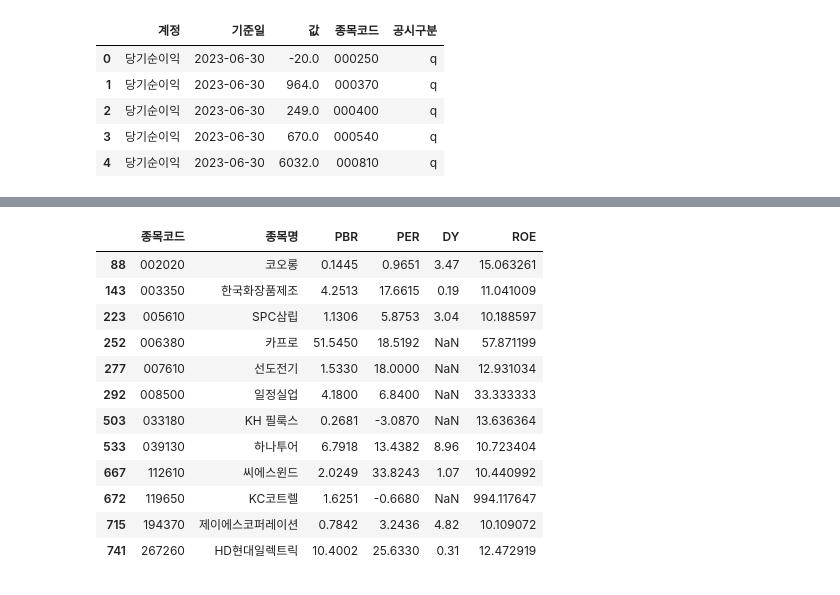
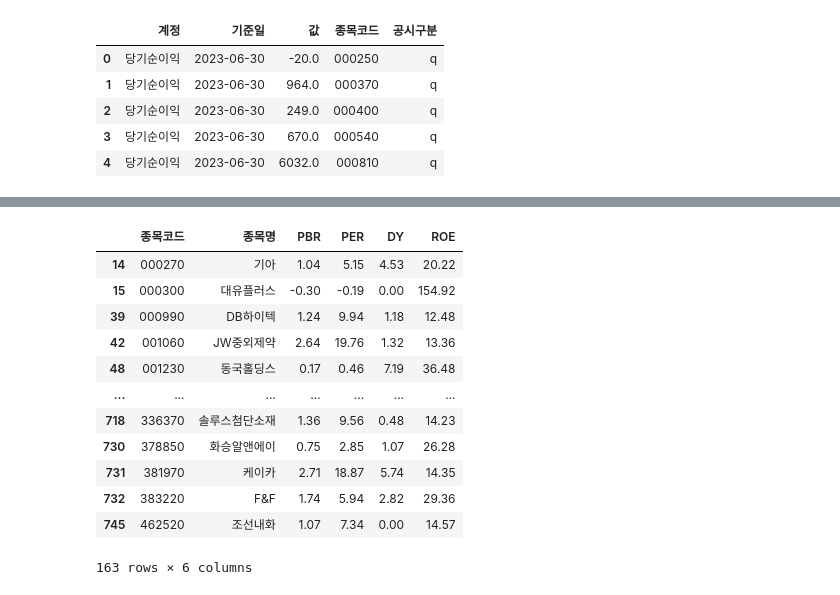
Before and after one commit to dev-doragi/DataProcessing, a Jupyter notebook: Report/241004_5주차_재무데이터가공.ipynb, the cells around one changed output, grey strips where cells are left out. Cells and saved outputs as stored; diff of their text form; code cells hidden in the pictures.

```diff
--- a/Report/241004_5주차_재무데이터가공.ipynb
+++ b/Report/241004_5주차_재무데이터가공.ipynb
@@ -411,0 +380,14 @@ outcome
+# %%
+fsq_list_clean = fsq_list_merge.copy()
+
+# 데이터 병합을 위해 fsq_list_pivot도 동일하게 처리
+fsq_list_pivot = fsq_list_clean.pivot_table(index=['종목코드', '기준일'], columns='계정', values='ttm').reset_index()
+
+# 최신 기준일 찾기
+latest_date = fsq_list_pivot['기준일'].max()
+
+# 최신 기준일의 데이터만 필터링
+latest_data = fsq_list_pivot[fsq_list_pivot['기준일'] == latest_date]
+
+# 결과 출력
+latest_data
@@ -411,0 +414,23 @@ outcome
+# %%
+# fsq_list_merge에서 필요한 지표를 필터링
+metrics_df = fsq_list_merge[fsq_list_merge['지표'].isin(['PBR', 'PER'])]
+
+# 지표를 열로 전환하여 피벗 테이블 생성
+pivoted_metrics = metrics_df.pivot_table(index='종목코드', columns='지표', values='value')
+
+# latest_data와 병합하여 ROE 및 기타 재무 값 가져오기
+merged_data = pd.merge(latest_data, pivoted_metrics, on='종목코드', how='left')
+
+# PBR과 PER 소수점 두 자리까지 반올림
+merged_data['PBR'] = merged_data['PBR'].round(2)
+merged_data['PER'] = merged_data['PER'].round(2)
+
+merged_data = pd.merge(merged_data, kospi_ticker_list[['종목코드', '종목명', '종가', '주당배당금']], on='종목코드', how='left')
+
+# DY 계산
+merged_data['DY'] = ((merged_data['주당배당금'] / merged_data['종가']) * 100).round(2)
+
+# ROE 계산
+merged_data['ROE'] = ((merged_data['당기순이익'] / merged_data['자본']) * 100).round(2)
+
+merged_data[['기준일', '종목코드', '종목명', 'PBR', 'PER', 'DY', 'ROE']]
@@ -411,0 +451,6 @@ outcome
+# %%
+# 최종 데이터프레임 구성
+final_data = merged_data[['종목코드', '종목명', 'PBR', 'PER', 'DY', 'ROE']]
+
+# 결과 출력
+final_data
@@ -463,19 +524,19 @@ dy_filtered
 # %%
-roe_filtered = outcome[outcome['ROE'] >= 10]
+roe_filtered = final_data[final_data['ROE'] >= 10]
 roe_filtered
 # %% [output]
 |  | 종목코드 | 종목명 | PBR | PER | DY | ROE |
-| 88 | 002020 | 코오롱 | 0.1445 | 0.9651 | 3.47 | 15.063261 |
-| 143 | 003350 | 한국화장품제조 | 4.2513 | 17.6615 | 0.19 | 11.041009 |
-| 223 | 005610 | SPC삼립 | 1.1306 | 5.8753 | 3.04 | 10.188597 |
-| 252 | 006380 | 카프로 | 51.5450 | 18.5192 | NaN | 57.871199 |
-| 277 | 007610 | 선도전기 | 1.5330 | 18.0000 | NaN | 12.931034 |
-| 292 | 008500 | 일정실업 | 4.1800 | 6.8400 | NaN | 33.333333 |
-| 503 | 033180 | KH 필룩스 | 0.2681 | -3.0870 | NaN | 13.636364 |
-| 533 | 039130 | 하나투어 | 6.7918 | 13.4382 | 8.96 | 10.723404 |
-| 667 | 112610 | 씨에스윈드 | 2.0249 | 33.8243 | 1.07 | 10.440992 |
-| 672 | 119650 | KC코트렐 | 1.6251 | -0.6680 | NaN | 994.117647 |
-| 715 | 194370 | 제이에스코퍼레이션 | 0.7842 | 3.2436 | 4.82 | 10.109072 |
-| 741 | 267260 | HD현대일렉트릭 | 10.4002 | 25.6330 | 0.31 | 12.472919 |
+| 14 | 000270 | 기아 | 1.04 | 5.15 | 4.53 | 20.22 |
+| 15 | 000300 | 대유플러스 | -0.30 | -0.19 | 0.00 | 154.92 |
+| 39 | 000990 | DB하이텍 | 1.24 | 9.94 | 1.18 | 12.48 |
+| 42 | 001060 | JW중외제약 | 2.64 | 19.76 | 1.32 | 13.36 |
+| 48 | 001230 | 동국홀딩스 | 0.17 | 0.46 | 7.19 | 36.48 |
+| ... | ... | ... | ... | ... | ... | ... |
+| 718 | 336370 | 솔루스첨단소재 | 1.36 | 9.56 | 0.48 | 14.23 |
+| 730 | 378850 | 화승알앤에이 | 0.75 | 2.85 | 1.07 | 26.28 |
+| 731 | 381970 | 케이카 | 2.71 | 18.87 | 5.74 | 14.35 |
+| 732 | 383220 | F&F | 1.74 | 5.94 | 2.82 | 29.36 |
+| 745 | 462520 | 조선내화 | 1.07 | 7.34 | 0.00 | 14.57 |
+163 rows × 6 columns
 # %%
 # KOSPI 구성 종목 필터링 조건
```
Also changed, not shown: parts of 28 cells of this notebook.
